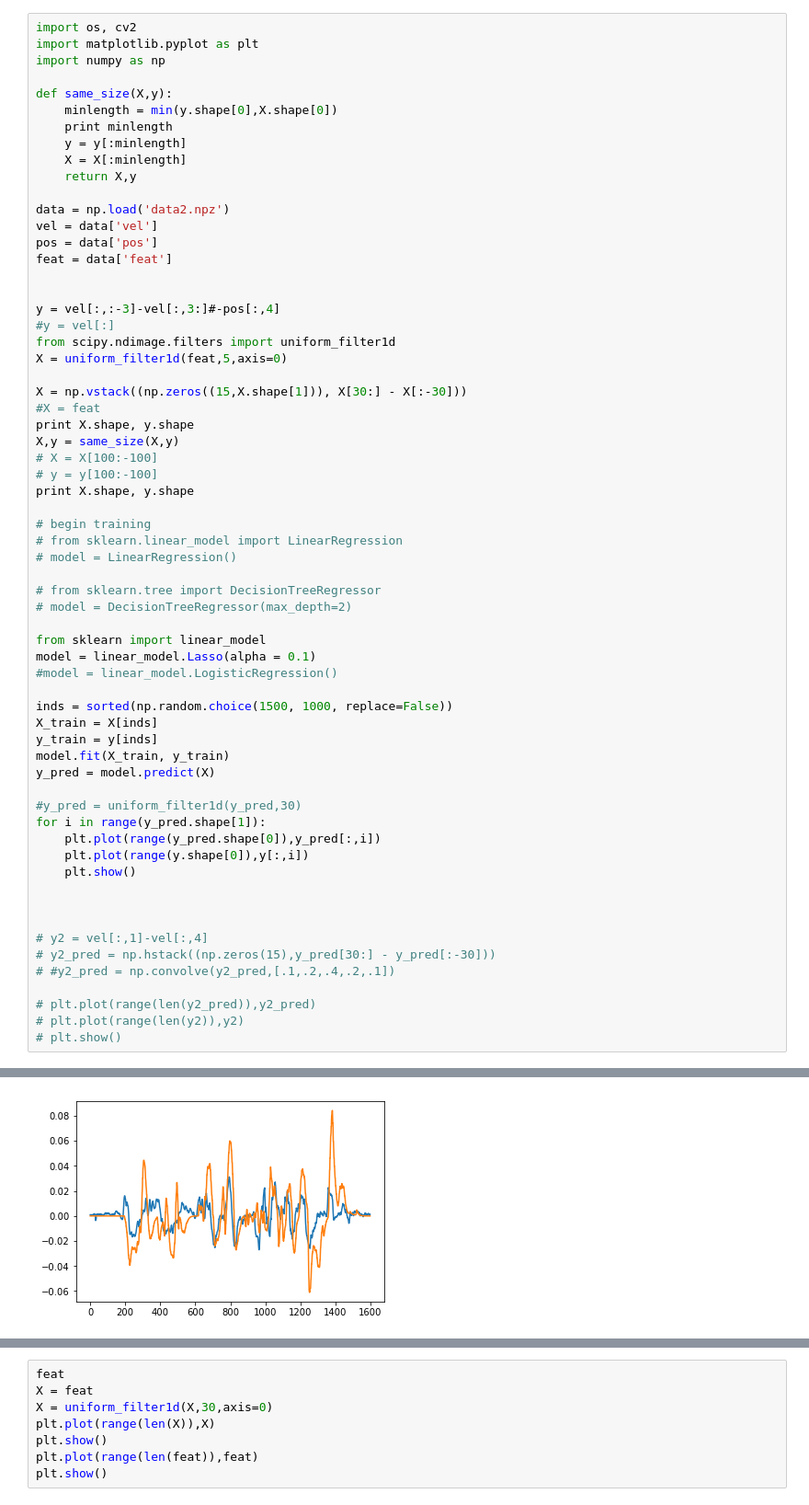
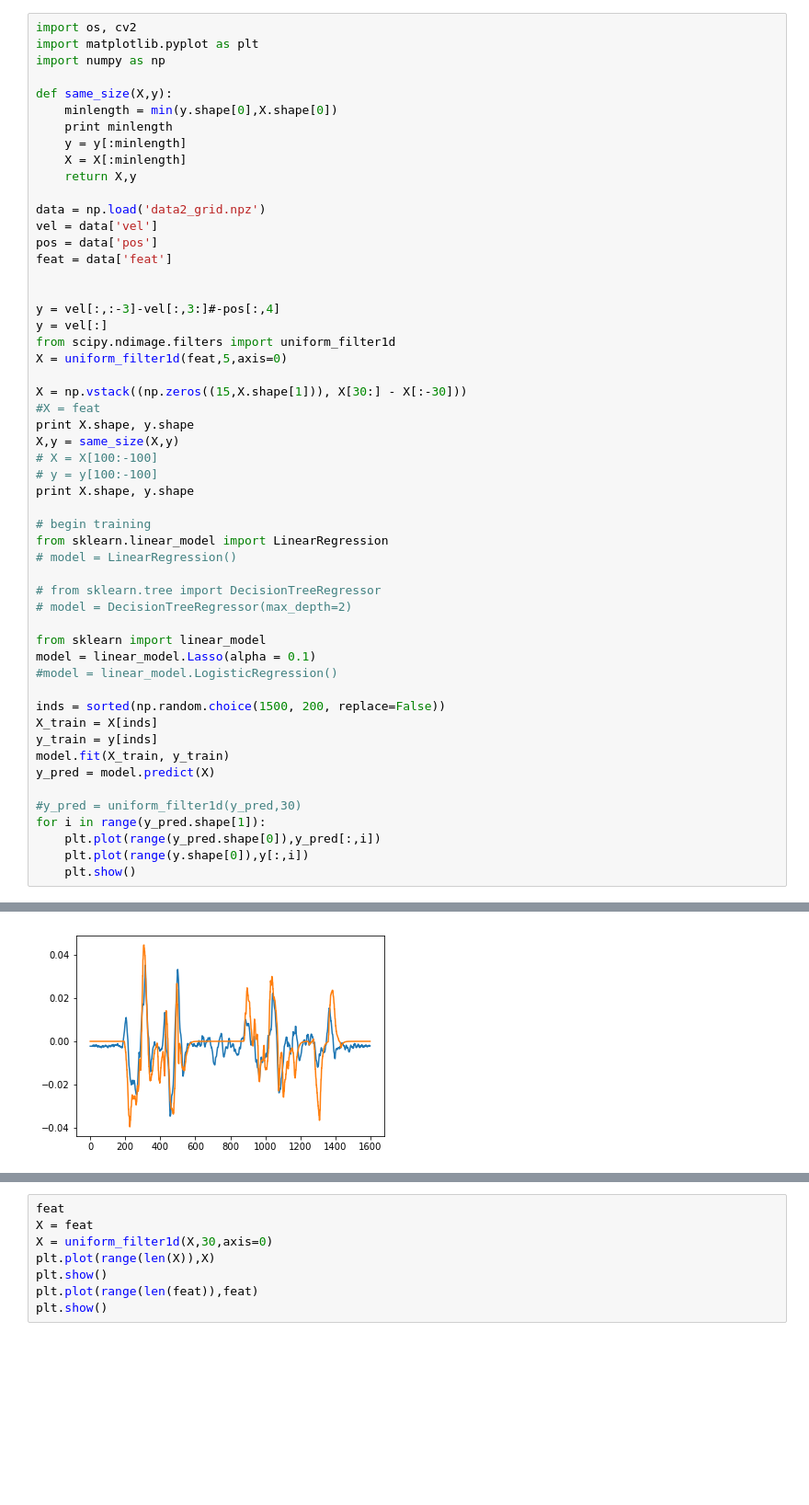
Before and after one commit to rmqlife/deformable, a Jupyter notebook: vel_regression.ipynb, the cells around one changed output, grey strips where cells are left out. Shown at 92% size. Cells and saved outputs as stored; diff of their text form; blank space fills up the shorter version.

```diff
--- a/vel_regression.ipynb
+++ b/vel_regression.ipynb
@@ -10,14 +10,14 @@ def same_size(X,y):
     X = X[:minlength]
     return X,y
 
-data = np.load('data2.npz')
+data = np.load('data2_grid.npz')
 vel = data['vel']
 pos = data['pos']
 feat = data['feat']
 
 
 y = vel[:,:-3]-vel[:,3:]#-pos[:,4]
-#y = vel[:]
+y = vel[:]
 from scipy.ndimage.filters import uniform_filter1d
 X = uniform_filter1d(feat,5,axis=0)
 
@@ -30,7 +30,7 @@ X,y = same_size(X,y)
 print X.shape, y.shape
 
 # begin training
-# from sklearn.linear_model import LinearRegression
+from sklearn.linear_model import LinearRegression
 # model = LinearRegression()
 
 # from sklearn.tree import DecisionTreeRegressor
@@ -40,7 +40,7 @@ from sklearn import linear_model
 model = linear_model.Lasso(alpha = 0.1)
 #model = linear_model.LogisticRegression()
 
-inds = sorted(np.random.choice(1500, 1000, replace=False))
+inds = sorted(np.random.choice(1500, 200, replace=False))
 X_train = X[inds]
 y_train = y[inds]
 model.fit(X_train, y_train)
@@ -51,14 +51,4 @@ for i in range(y_pred.shape[1]):
     plt.plot(range(y_pred.shape[0]),y_pred[:,i])
     plt.plot(range(y.shape[0]),y[:,i])
     plt.show()
-
-
-
-# y2 = vel[:,1]-vel[:,4]
-# y2_pred = np.hstack((np.zeros(15),y_pred[30:] - y_pred[:-30]))
-# #y2_pred = np.convolve(y2_pred,[.1,.2,.4,.2,.1])
-
-# plt.plot(range(len(y2_pred)),y2_pred)
-# plt.plot(range(len(y2)),y2)
-# plt.show()
 # %% [output]
@@ -68 +58 @@ for i in range(y_pred.shape[1]):
-[figure, old version]
+[figure, new version]
```
Also changed, not shown: parts of 1 cell of this notebook.
